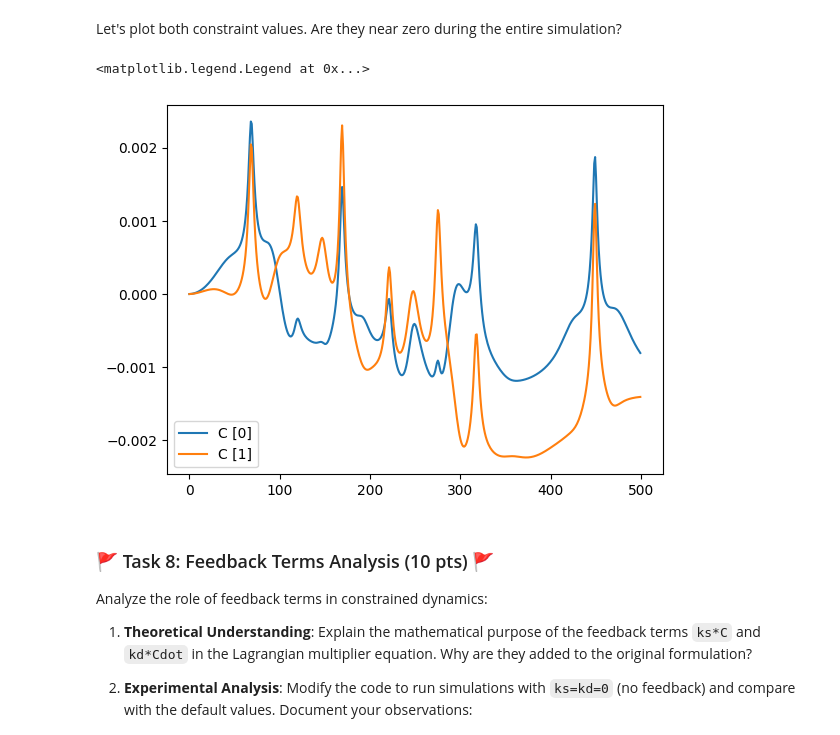
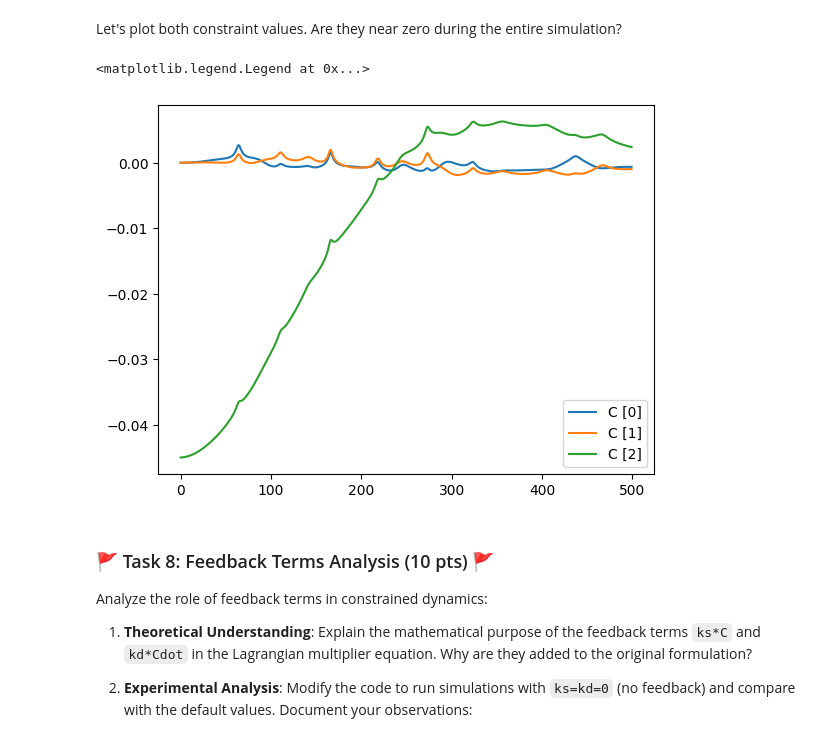
Before and after one commit to Robin0265/CS7496_A3, a Jupyter notebook: P3_Tinkertoy.ipynb, the cells around one changed output. Drawn from its saved outputs; the diff is of its cells as text; code cells hidden in the pictures.

```diff
--- a/P3_Tinkertoy.ipynb
+++ b/P3_Tinkertoy.ipynb
@@ -1607,11 +1630,12 @@ Let's plot both constraint values. Are they near zero during the entire simulati
 # %%
 constraint_values = np.array(constraint_values)
 plt.plot(constraint_values[:, 0], label="C [0]")
 plt.plot(constraint_values[:, 1], label="C [1]")
+plt.plot(constraint_values[:, 2], label="C [2]")
 plt.legend()
 # %% [output]
 <matplotlib.legend.Legend at 0x...>
-[figure, old version]
+[figure, new version]
 # %% [markdown]
 ### 🚩 Task 8: Feedback Terms Analysis (10 pts) 🚩
 
```
Also changed, not shown: parts of 13 cells of this notebook.
